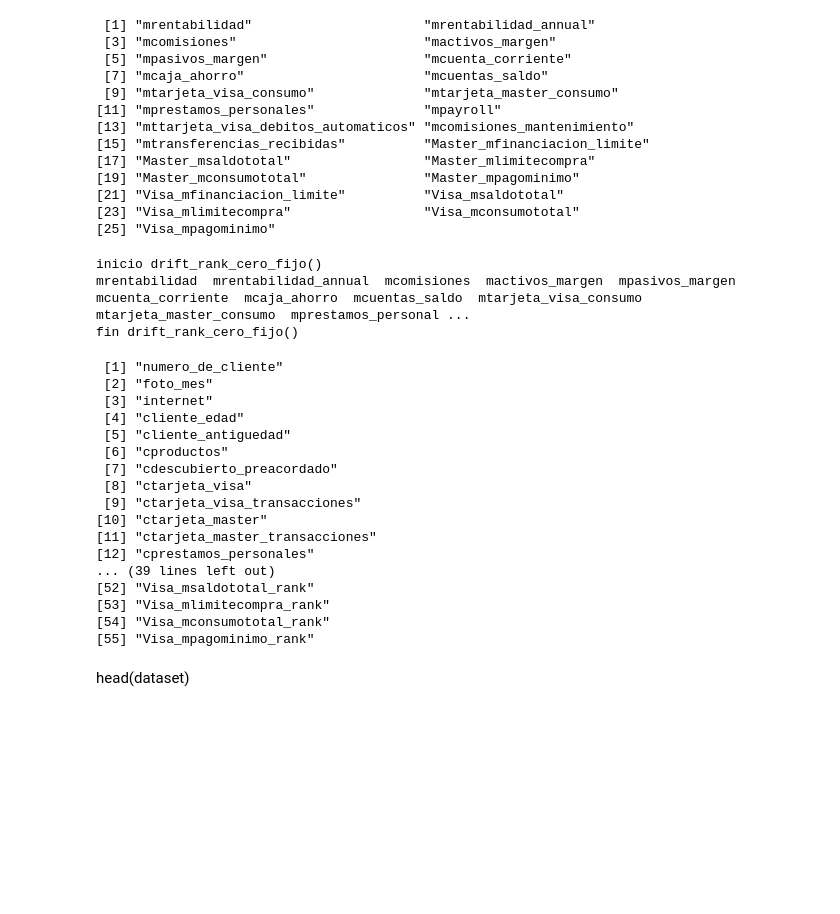
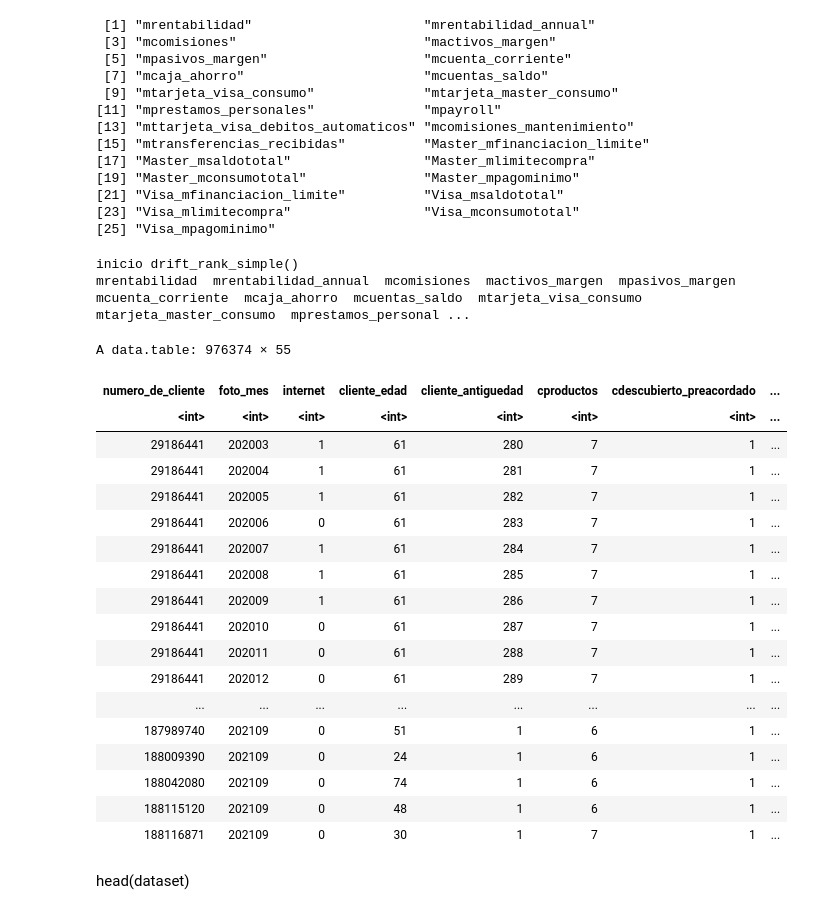
Before and after one commit to martinschelp/dm2025b, a Jupyter notebook: src/workflows/DataDrift/Test KS.ipynb, the cells around one changed output. Cells and saved outputs as stored; diff of their text form; code cells hidden in the pictures; blank space fills up the shorter version.

```diff
--- a/src/workflows/DataDrift/Test KS.ipynb
+++ b/src/workflows/DataDrift/Test KS.ipynb
@@ -320,7 +320,7 @@ campos_monetarios
 # ejecuto el Data Drifting
 setorder( dataset, numero_de_cliente, foto_mes )
 
-metodoDrift = "rank_cero_fijo"
+metodoDrift = "rank_simple"
 
 PARAM$DR$metodo <- metodoDrift
 
@@ -335,29 +335,30 @@ switch(PARAM$DR$metodo,
   "estandarizar"   = drift_estandarizar(campos_monetarios)
 )
 # %% [output]
-inicio drift_rank_cero_fijo()
+inicio drift_rank_simple()
 mrentabilidad  mrentabilidad_annual  mcomisiones  mactivos_margen  mpasivos_margen  mcuenta_corriente  mcaja_ahorro  mcuentas_saldo  mtarjeta_visa_consumo  mtarjeta_master_consumo  mprestamos_personal ...
-fin drift_rank_cero_fijo()
 # %%
-colnames(dataset)
+View(dataset)
 # %% [output]
- [1] "numero_de_cliente"
- [2] "foto_mes"
- [3] "internet"
- [4] "cliente_edad"
- [5] "cliente_antiguedad"
- [6] "cproductos"
- [7] "cdescubierto_preacordado"
- [8] "ctarjeta_visa"
- [9] "ctarjeta_visa_transacciones"
-[10] "ctarjeta_master"
-[11] "ctarjeta_master_transacciones"
-[12] "cprestamos_personales"
-... (39 lines left out)
-[52] "Visa_msaldototal_rank"
-[53] "Visa_mlimitecompra_rank"
-[54] "Visa_mconsumototal_rank"
-[55] "Visa_mpagominimo_rank"
+A data.table: 976374 × 55
+| numero_de_cliente | foto_mes | internet | cliente_edad | cliente_antiguedad | cproductos | cdescubierto_preacordado | ... |
+| <int> | <int> | <int> | <int> | <int> | <int> | <int> | ... |
+| 29186441 | 202003 | 1 | 61 | 280 | 7 | 1 | ... |
+| 29186441 | 202004 | 1 | 61 | 281 | 7 | 1 | ... |
+| 29186441 | 202005 | 1 | 61 | 282 | 7 | 1 | ... |
+| 29186441 | 202006 | 0 | 61 | 283 | 7 | 1 | ... |
+| 29186441 | 202007 | 1 | 61 | 284 | 7 | 1 | ... |
+| 29186441 | 202008 | 1 | 61 | 285 | 7 | 1 | ... |
+| 29186441 | 202009 | 1 | 61 | 286 | 7 | 1 | ... |
+| 29186441 | 202010 | 0 | 61 | 287 | 7 | 1 | ... |
+| 29186441 | 202011 | 0 | 61 | 288 | 7 | 1 | ... |
+| 29186441 | 202012 | 0 | 61 | 289 | 7 | 1 | ... |
+| ... | ... | ... | ... | ... | ... | ... | ... |
+| 187989740 | 202109 | 0 | 51 | 1 | 6 | 1 | ... |
+| 188009390 | 202109 | 0 | 24 | 1 | 6 | 1 | ... |
+| 188042080 | 202109 | 0 | 74 | 1 | 6 | 1 | ... |
+| 188115120 | 202109 | 0 | 48 | 1 | 6 | 1 | ... |
+| 188116871 | 202109 | 0 | 30 | 1 | 7 | 1 | ... |
 # %% [markdown]
 head(dataset)
 # %%
```
Also changed, not shown: parts of 3 cells of this notebook, 2 other files.
